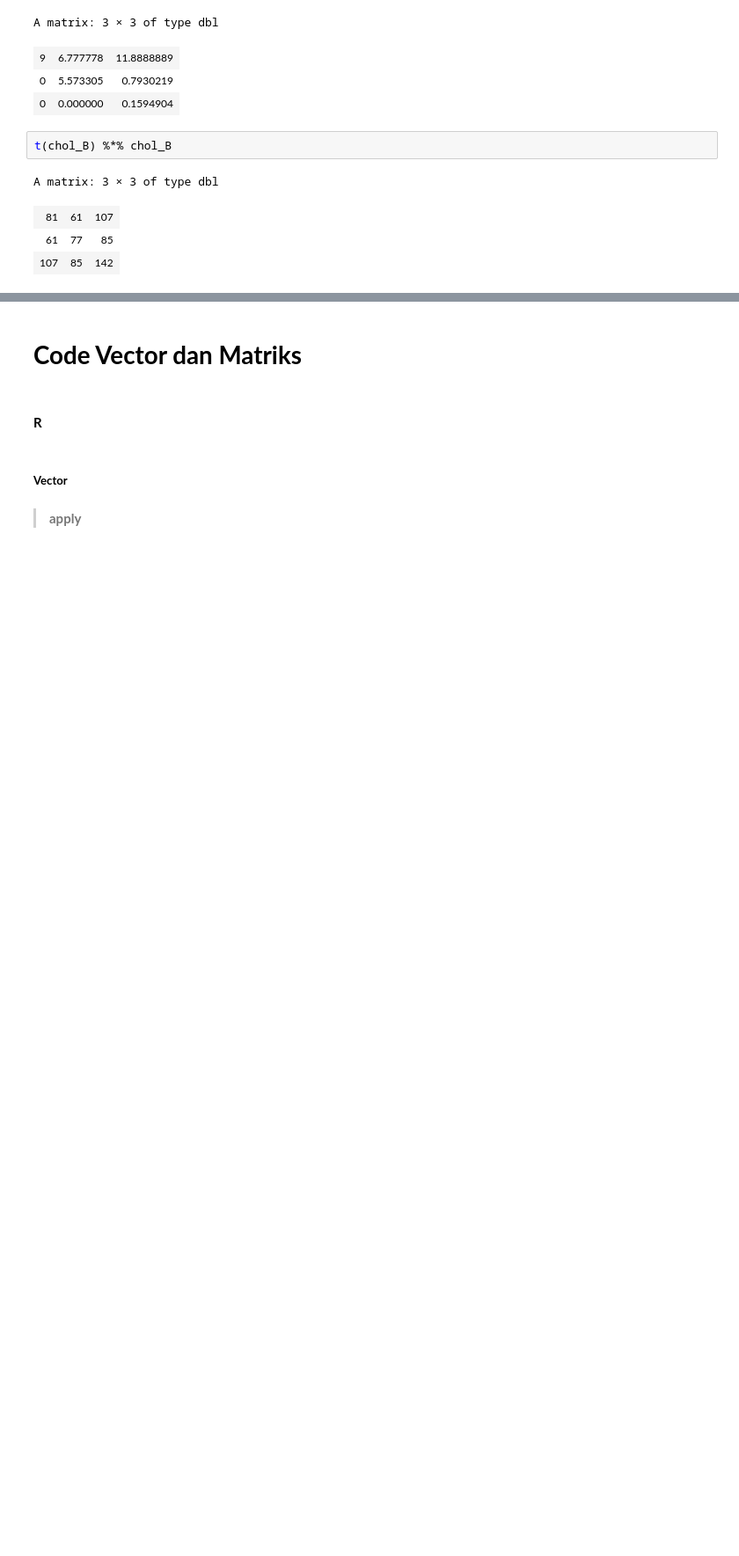
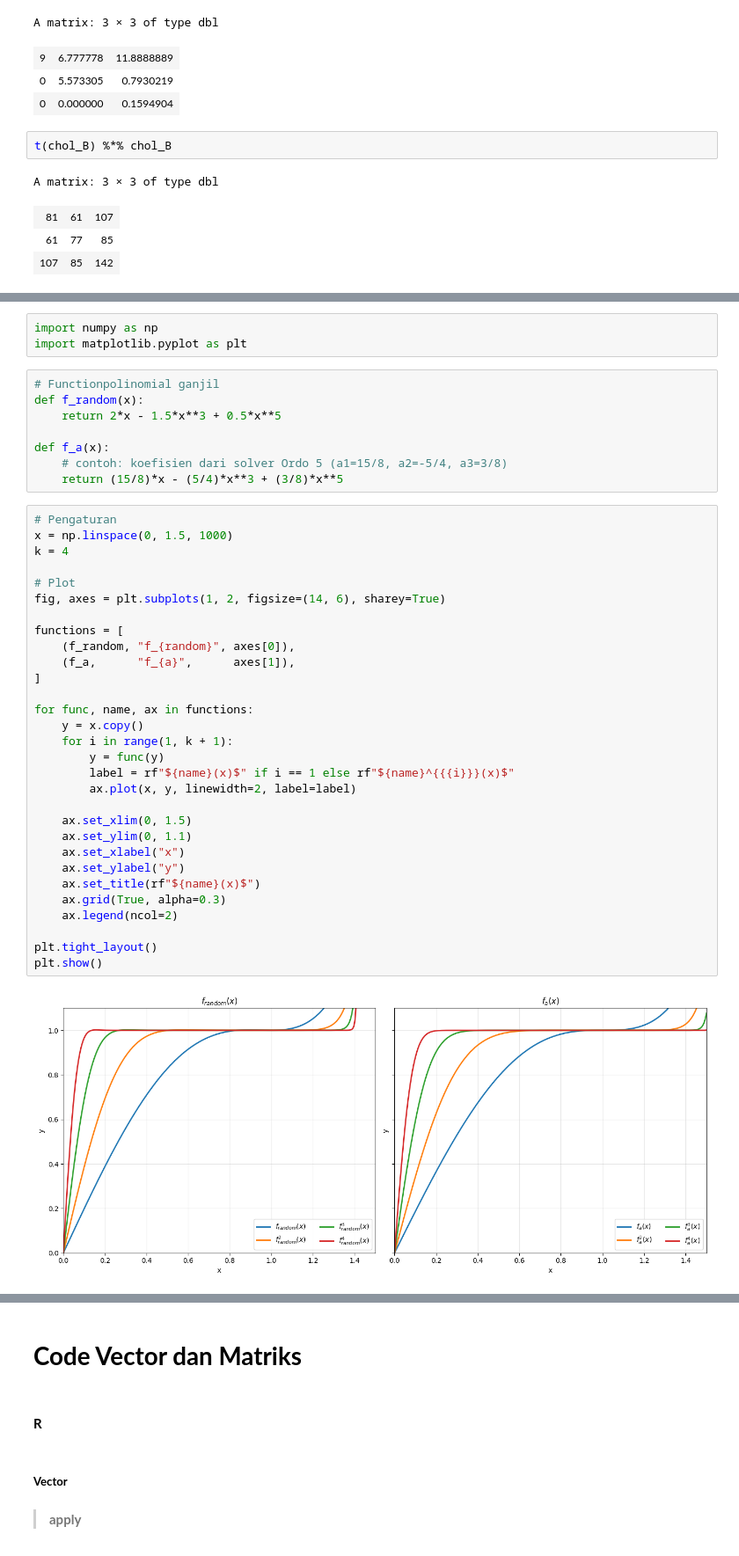
Before and after one commit to sakti38/A1, a Jupyter notebook: Advanced_Vector_Matriks_Code.ipynb, the cells around one changed output, grey strips where cells are left out. Shown at 88% size. Cells and saved outputs as stored; diff of their text form; blank space fills up the shorter version.

```diff
--- a/Advanced_Vector_Matriks_Code.ipynb
+++ b/Advanced_Vector_Matriks_Code.ipynb
@@ -1357,0 +5499,43 @@ A matrix: 3 × 3 of type dbl
+# %%
+import numpy as np
+import matplotlib.pyplot as plt
+# %%
+# Functionpolinomial ganjil
+def f_random(x):
+    return 2*x - 1.5*x**3 + 0.5*x**5
+
+def f_a(x):
+    # contoh: koefisien dari solver Ordo 5 (a1=15/8, a2=-5/4, a3=3/8)
+    return (15/8)*x - (5/4)*x**3 + (3/8)*x**5
+# %%
+# Pengaturan
+x = np.linspace(0, 1.5, 1000)
+k = 4
+
+# Plot
+fig, axes = plt.subplots(1, 2, figsize=(14, 6), sharey=True)
+
+functions = [
+    (f_random, "f_{random}", axes[0]),
+    (f_a,      "f_{a}",      axes[1]),
+]
+
+for func, name, ax in functions:
+    y = x.copy()
+    for i in range(1, k + 1):
+        y = func(y)
+        label = rf"${name}(x)$" if i == 1 else rf"${name}^{{{i}}}(x)$"
+        ax.plot(x, y, linewidth=2, label=label)
+
+    ax.set_xlim(0, 1.5)
+    ax.set_ylim(0, 1.1)
+    ax.set_xlabel("x")
+    ax.set_ylabel("y")
+    ax.set_title(rf"${name}(x)$")
+    ax.grid(True, alpha=0.3)
+    ax.legend(ncol=2)
+
+plt.tight_layout()
+plt.show()
+# %% [output]
+[figure, added]
```
Also changed, not shown: parts of 307 cells of this notebook.
